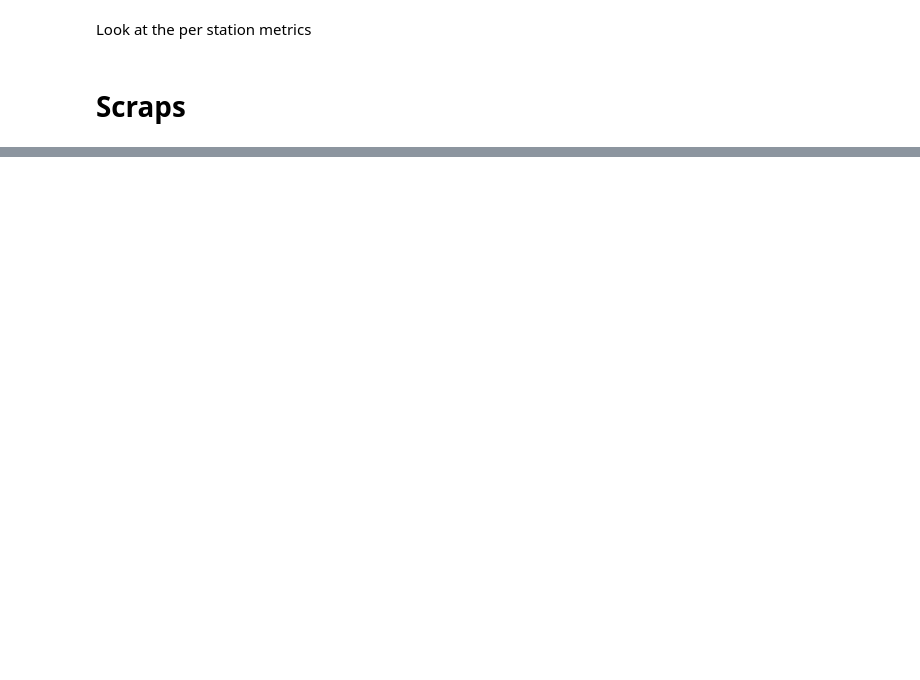
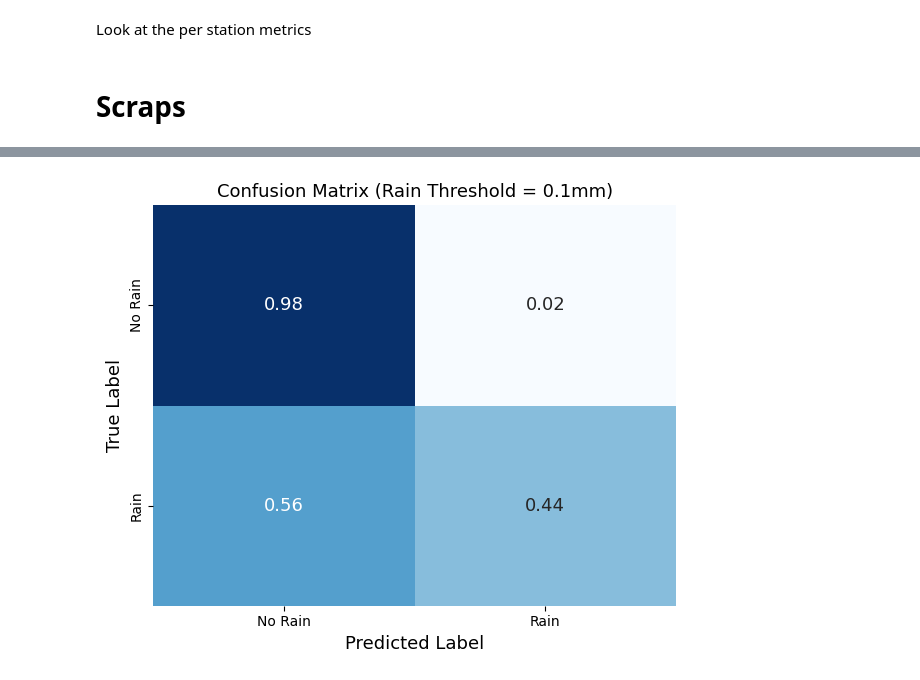
Before and after one commit to Elwin-Freudiger/MeteoThesis, a Jupyter notebook: model_testing/ts_keras.ipynb, the cells around one changed output, grey strips where cells are left out. Saved outputs shown, nothing was run; the diff lists cells and outputs as text; code cells hidden in the pictures; blank space fills up the shorter version.

```diff
--- a/model_testing/ts_keras.ipynb
+++ b/model_testing/ts_keras.ipynb
@@ -409,0 +556,32 @@ plot_model(model_bin, to_file="../report/figures/model_summary/forecast_binary_c
+# %%
+from sklearn.metrics import confusion_matrix, classification_report
+import numpy as np
+import matplotlib.pyplot as plt
+import seaborn as sns
+
+# Assume predictions are clipped/log-corrected
+y_true_rain = np.expm1(y_test).flatten()
+y_pred_rain = np.expm1(model_onestep.predict(x_test)).flatten()
+y_pred_rain = np.clip(y_pred_rain, 0, None)
+
+# Binarize: 1 = rain, 0 = no rain
+threshold = 0.1
+y_true_bin = (y_true_rain > threshold).astype(int)
+y_pred_bin = (y_pred_rain > threshold).astype(int)
+
+# Compute confusion matrix
+cm = confusion_matrix(y_true_bin, y_pred_bin, normalize='true')
+
+# Plot
+plt.figure(figsize=(6, 5))
+sns.heatmap(cm, annot=True, fmt=".2f", cmap="Blues", cbar=False,
+            xticklabels=["No Rain", "Rain"],
+            yticklabels=["No Rain", "Rain"],
+            annot_kws={"fontsize": 13})
+plt.xlabel("Predicted Label", fontsize=13)
+plt.ylabel("True Label", fontsize=13)
+plt.title("Confusion Matrix (Rain Threshold = 0.1mm)", fontsize=13)
+plt.tight_layout()
+plt.savefig('../report/figures/model_summary/confusion_matrix_thres.pdf')
+plt.show()
+# %% [output]
@@ -409,0 +589 @@ plot_model(model_bin, to_file="../report/figures/model_summary/forecast_binary_c
+[figure, added]
```
Also changed, not shown: parts of 18 cells of this notebook, 6 other files.
